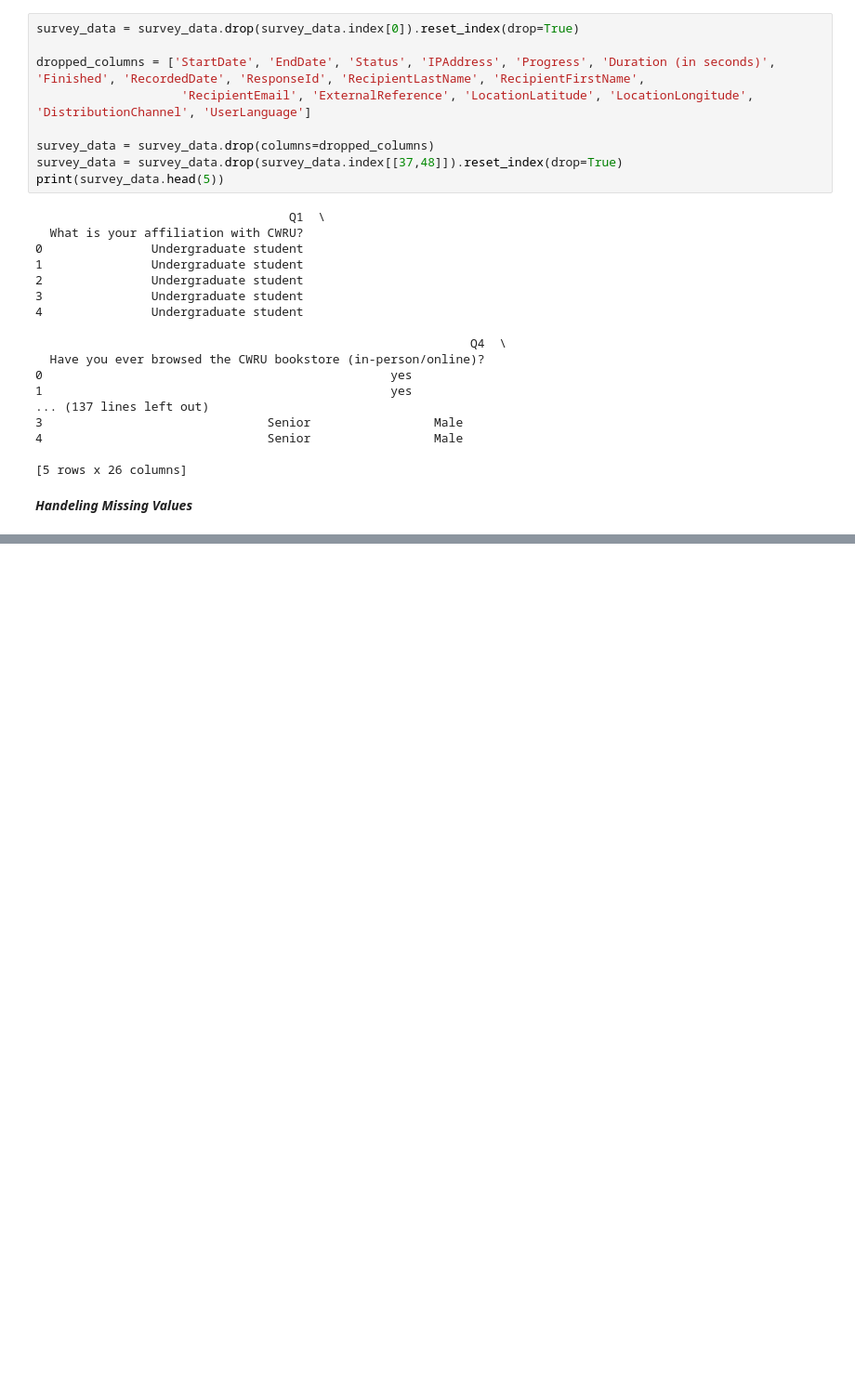
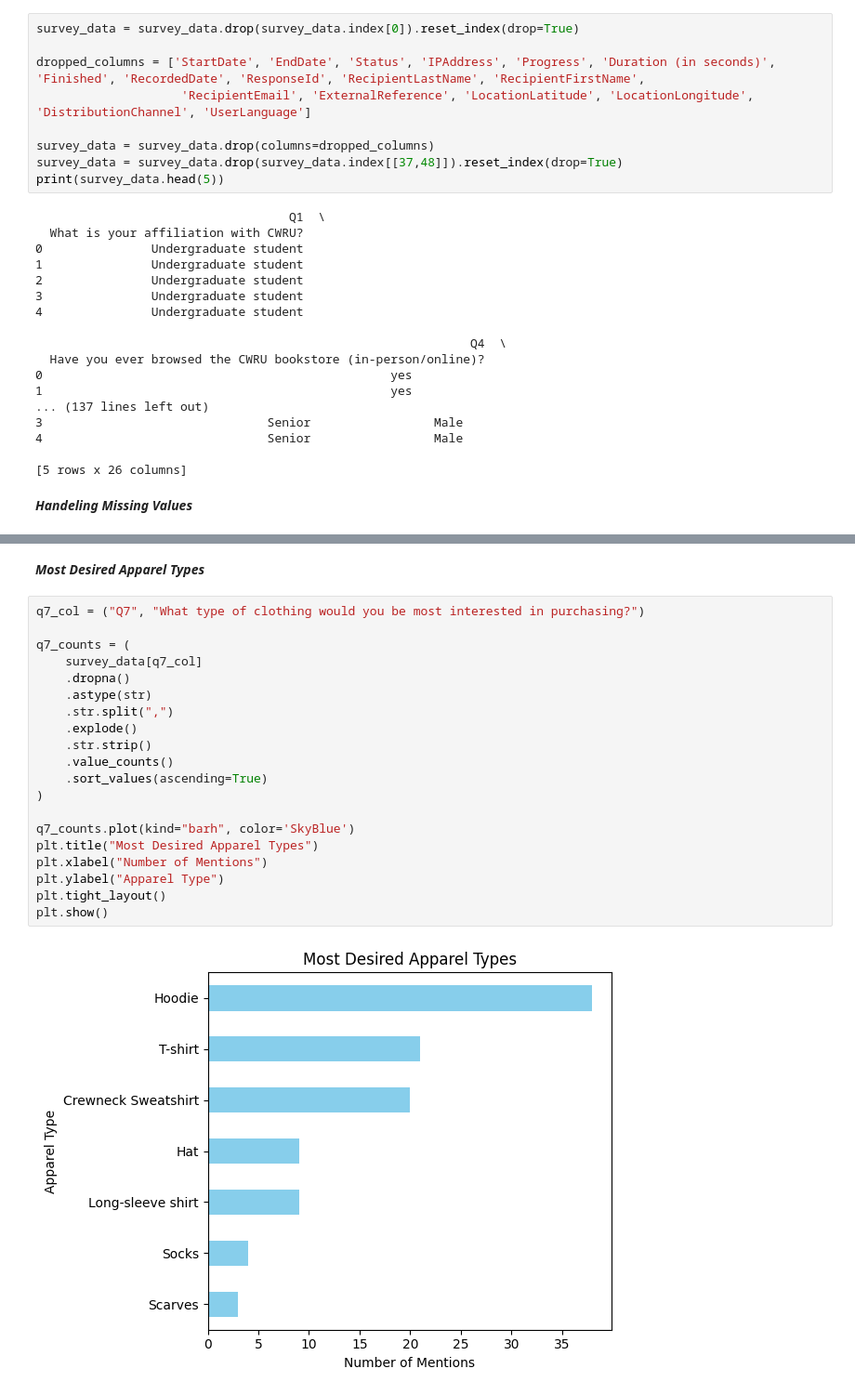
Before and after one commit to rcorrie325/Marketing, a Jupyter notebook: Cleaning.ipynb, the cells around one changed output, grey strips where cells are left out. Shown at 93% size. Saved outputs shown, nothing was run; the diff lists cells and outputs as text; blank space fills up the shorter version.

```diff
--- a/Cleaning.ipynb
+++ b/Cleaning.ipynb
@@ -89,0 +132,24 @@ dtype: int64
+# %% [markdown]
+***Most Desired Apparel Types***
+# %%
+q7_col = ("Q7", "What type of clothing would you be most interested in purchasing?")
+
+q7_counts = (
+    survey_data[q7_col]
+    .dropna()
+    .astype(str)
+    .str.split(",")
+    .explode()
+    .str.strip()
+    .value_counts()
+    .sort_values(ascending=True)
+)
+
+q7_counts.plot(kind="barh", color='SkyBlue')
+plt.title("Most Desired Apparel Types")
+plt.xlabel("Number of Mentions")
+plt.ylabel("Apparel Type")
+plt.tight_layout()
+plt.show()
+# %% [output]
+[figure, added]
```
Also changed, not shown: parts of 10 cells of this notebook, 1 other file.
